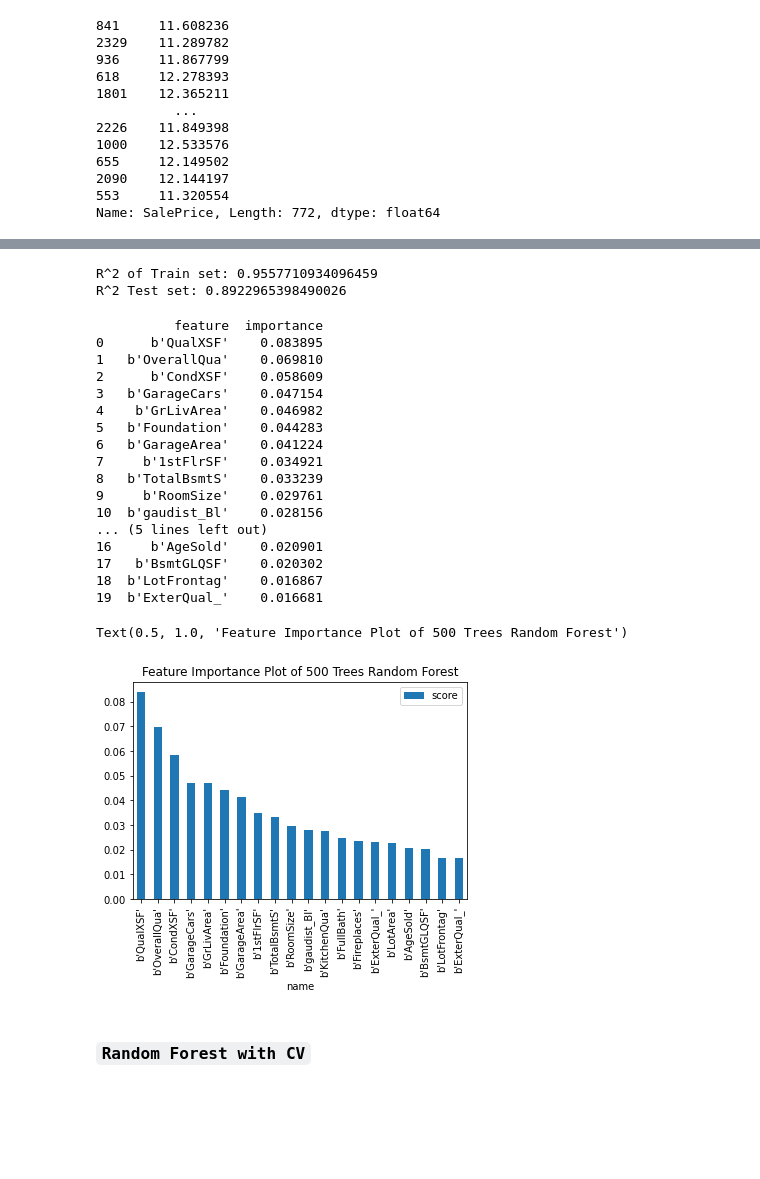
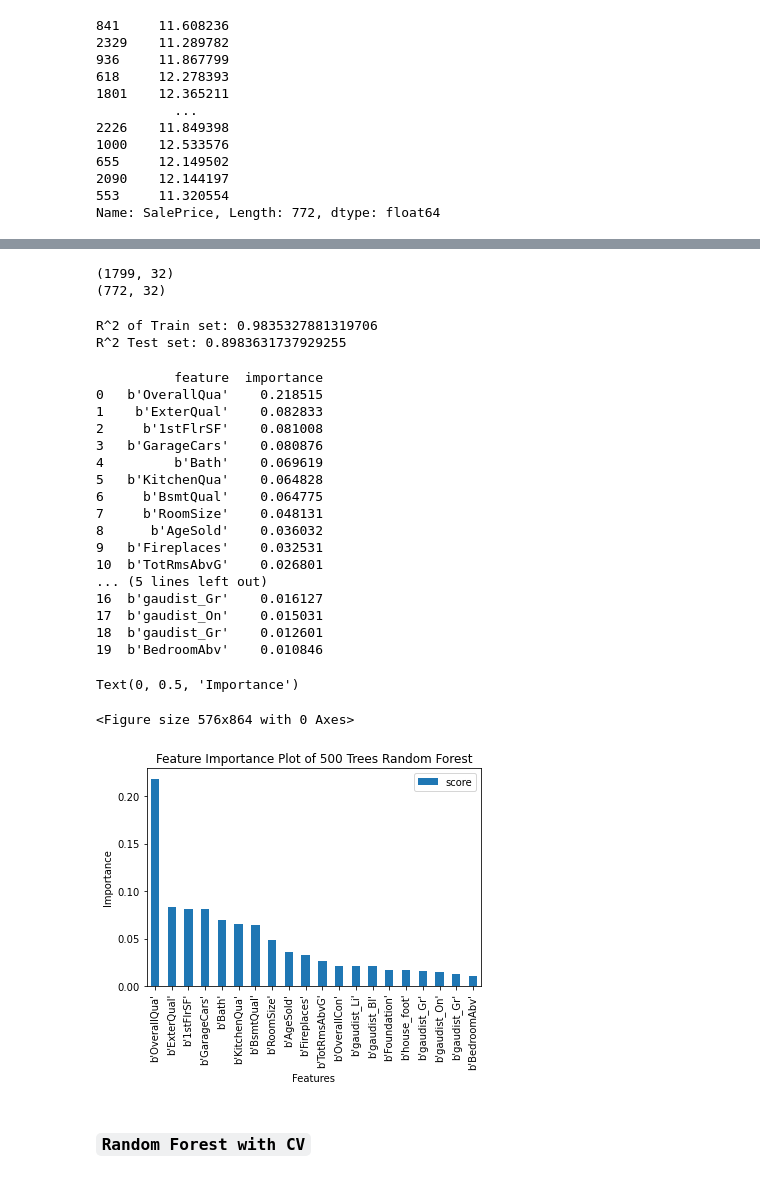
Before and after one commit to AlexGalczak/ML-Ames, a Jupyter notebook: MB/Model_Sel.ipynb, the cells around one changed output, grey strips where cells are left out. Cells and saved outputs as stored; diff of their text form; code cells hidden in the pictures; blank space fills up the shorter version.

```diff
--- a/MB/Model_Sel.ipynb
+++ b/MB/Model_Sel.ipynb
@@ -411,14 +411,15 @@ elasticnet.score(x_train, y_train)
 
 from sklearn.model_selection import train_test_split
 
-cl_x = pd.read_csv('../data/Ames_X.csv')
-cl_y = pd.read_csv('../data/Ames_Y.csv')
+cl_x = pd.read_csv('../data/Ames_X2.csv')
+cl_y = pd.read_csv('../data/Ames_Y2.csv')
 
 cl_x = cl_x.drop(['Unnamed: 0'], axis=1)
 cl_y = cl_y.drop(['Unnamed: 0'], axis=1)
 
 cl_x_dummies = pd.get_dummies(cl_x, drop_first=True)
 cl_x_dummies = cl_x_dummies.fillna(0)
+
 
 x_train, x_test, y_train, y_test = train_test_split(cl_x_dummies, cl_y, test_size = 0.3, random_state = 0)
 
@@ -453,6 +467,9 @@ x_train.head()
-# %%
-x_train = x_train.drop(['price_sf', 'price_sfgr'], axis=1)
-x_test = x_test.drop(['price_sf', 'price_sfgr'], axis=1)
+# %%
+print(x_train.shape)
+print(x_test.shape)
+# %% [output]
+(1799, 32)
+(772, 32)
 # %%
 from sklearn.ensemble import RandomForestRegressor
 from sklearn.model_selection import GridSearchCV
@@ -460,45 +477,49 @@ import pandas as pd
 
 forestregressor = ensemble.RandomForestRegressor()
 
-forestregressor = RandomForestRegressor(n_estimators=500,max_features=5)
+forestregressor = RandomForestRegressor(n_estimators=1000,max_features=7)
 
 forestregressor.fit(x_train,y_train)
 
-print(f'R^2 of Train set: {randomForest.score(x_train,y_train)}')
-print(f'R^2 Test set: {randomForest.score(x_test,y_test)}')
+print(f'R^2 of Train set: {forestregressor.score(x_train,y_train)}')
+print(f'R^2 Test set: {forestregressor.score(x_test,y_test)}')
 # %% [output]
-R^2 of Train set: 0.9557710934096459
-R^2 Test set: 0.8922965398490026
+R^2 of Train set: 0.9835327881319706
+R^2 Test set: 0.8983631737929255
 # %%
-feature_importance_forest = list(zip(x_train.columns, randomForest.feature_importances_))
+feature_importance_forest = list(zip(x_train.columns, forestregressor.feature_importances_))
 dtype = [('feature', 'S10'), ('importance', 'float')]
 feature_importance_forest = np.array(feature_importance_forest, dtype=dtype)
 feature_sort_forest = np.sort(feature_importance_forest, order='importance')[::-1]
 name, score = zip(*list(feature_sort_forest))
 
 print(pd.DataFrame(feature_sort_forest[:20]))
+plt.figure(figsize = (8,12))
 pd.DataFrame({'name':name,'score':score})[:20].plot.bar(x='name', y='score')
 plt.title('Feature Importance Plot of 500 Trees Random Forest')
+plt.xlabel('Features')
+plt.ylabel('Importance')
 # %% [output]
           feature  importance
-0      b'QualXSF'    0.083895
-1   b'OverallQua'    0.069810
-2      b'CondXSF'    0.058609
-3   b'GarageCars'    0.047154
-4    b'GrLivArea'    0.046982
-5   b'Foundation'    0.044283
-6   b'GarageArea'    0.041224
-7     b'1stFlrSF'    0.034921
-8   b'TotalBsmtS'    0.033239
-9     b'RoomSize'    0.029761
-10  b'gaudist_Bl'    0.028156
+0   b'OverallQua'    0.218515
+1    b'ExterQual'    0.082833
+2     b'1stFlrSF'    0.081008
+3   b'GarageCars'    0.080876
+4         b'Bath'    0.069619
+5   b'KitchenQua'    0.064828
+6     b'BsmtQual'    0.064775
+7     b'RoomSize'    0.048131
+8      b'AgeSold'    0.036032
+9   b'Fireplaces'    0.032531
+10  b'TotRmsAbvG'    0.026801
 ... (5 lines left out)
-16     b'AgeSold'    0.020901
-17   b'BsmtGLQSF'    0.020302
-18  b'LotFrontag'    0.016867
-19  b'ExterQual_'    0.016681
+16  b'gaudist_Gr'    0.016127
+17  b'gaudist_On'    0.015031
+18  b'gaudist_Gr'    0.012601
+19  b'BedroomAbv'    0.010846
-Text(0.5, 1.0, 'Feature Importance Plot of 500 Trees Random Forest')
+Text(0, 0.5, 'Importance')
+<Figure size 576x864 with 0 Axes>
-[figure, old version]
+[figure, new version]
 # %% [markdown]
 ### `Random Forest with CV`
 # %%
```
Also changed, not shown: parts of 19 cells of this notebook, 18 other files.
